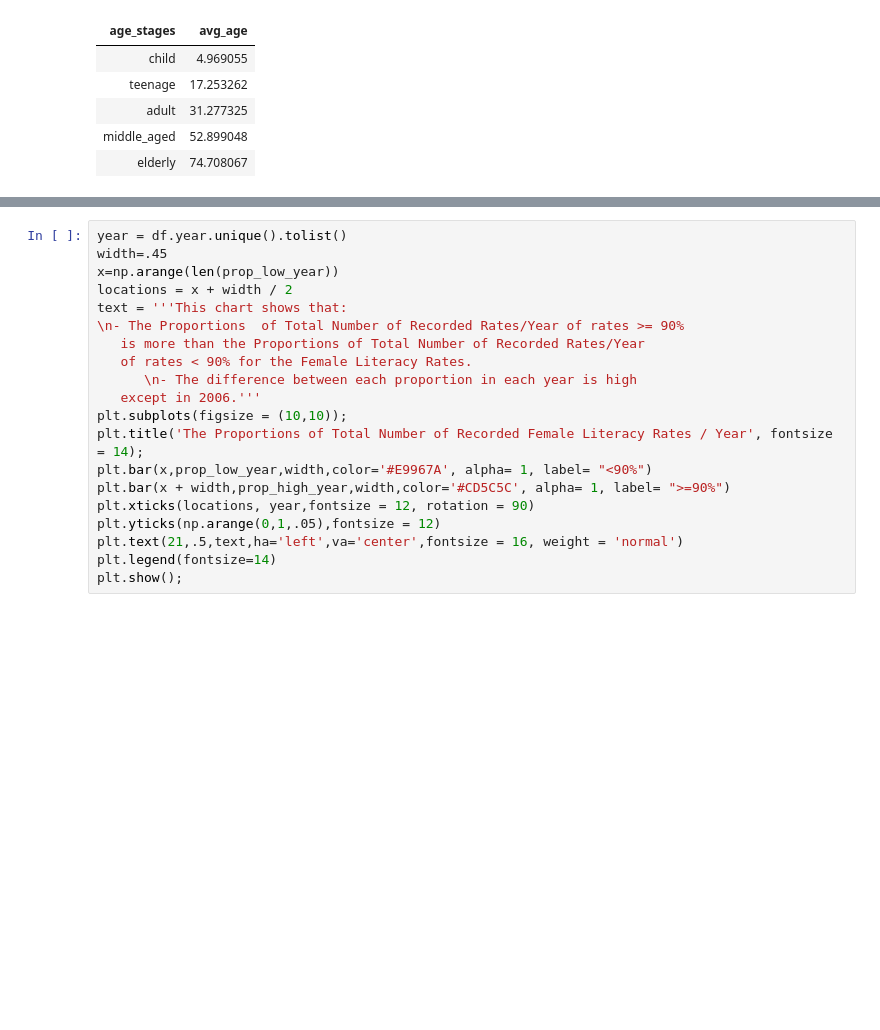
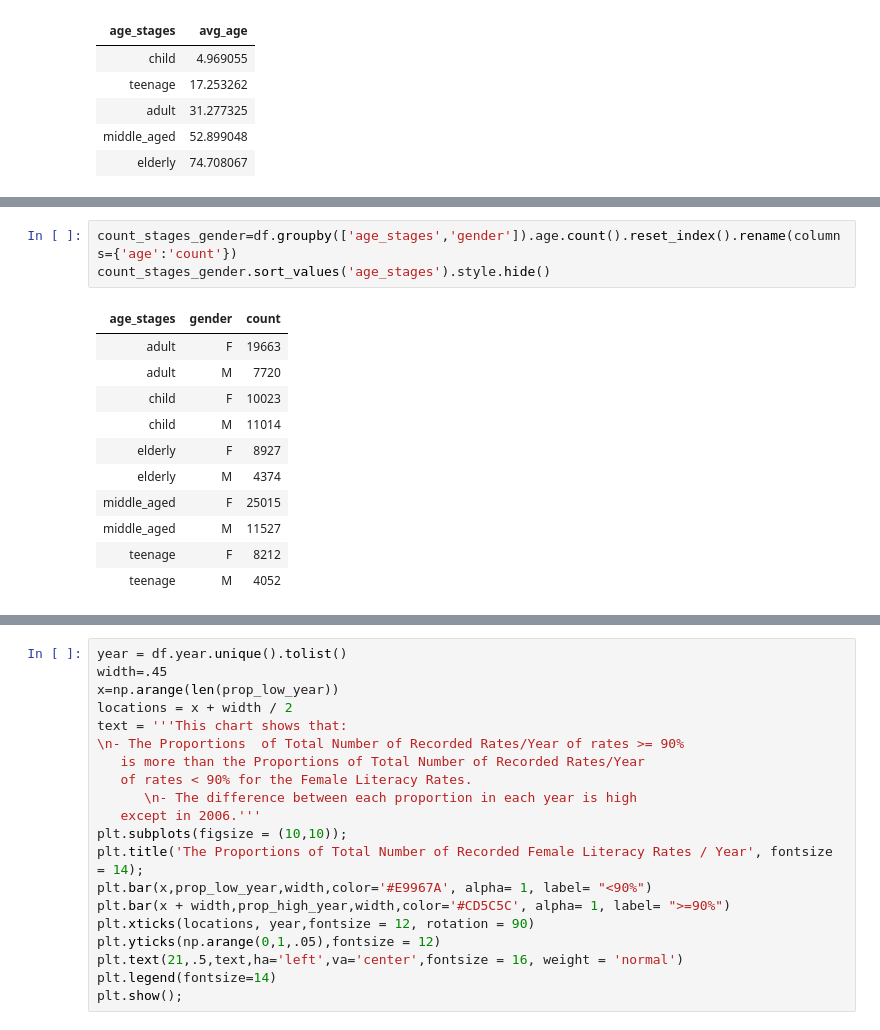
Before and after one commit to hend-a-ghafour/No-Show-Appointments, a Jupyter notebook: no_show_appointments.ipynb, the cells around one changed output, grey strips where cells are left out. Saved outputs shown, nothing was run; the diff lists cells and outputs as text; blank space fills up the shorter version.

```diff
--- a/no_show_appointments.ipynb
+++ b/no_show_appointments.ipynb
@@ -576,3 +576,18 @@ plt.show();
+# %%
+count_stages_gender=df.groupby(['age_stages','gender']).age.count().reset_index().rename(columns={'age':'count'})
+count_stages_gender.sort_values('age_stages').style.hide()
+# %% [output]
+| age_stages | gender | count |
+| adult | F | 19663 |
+| adult | M | 7720 |
+| child | F | 10023 |
+| child | M | 11014 |
+| elderly | F | 8927 |
+| elderly | M | 4374 |
+| middle_aged | F | 25015 |
+| middle_aged | M | 11527 |
+| teenage | F | 8212 |
+| teenage | M | 4052 |
 # %%
 avg_age_gender=df.groupby(['age_stages','gender']).age.mean().reset_index().rename(columns={'age':'average_age'})
 avg_age_gender.sort_values('average_age').style.hide()
```
Also changed, not shown: parts of 4 cells of this notebook.
